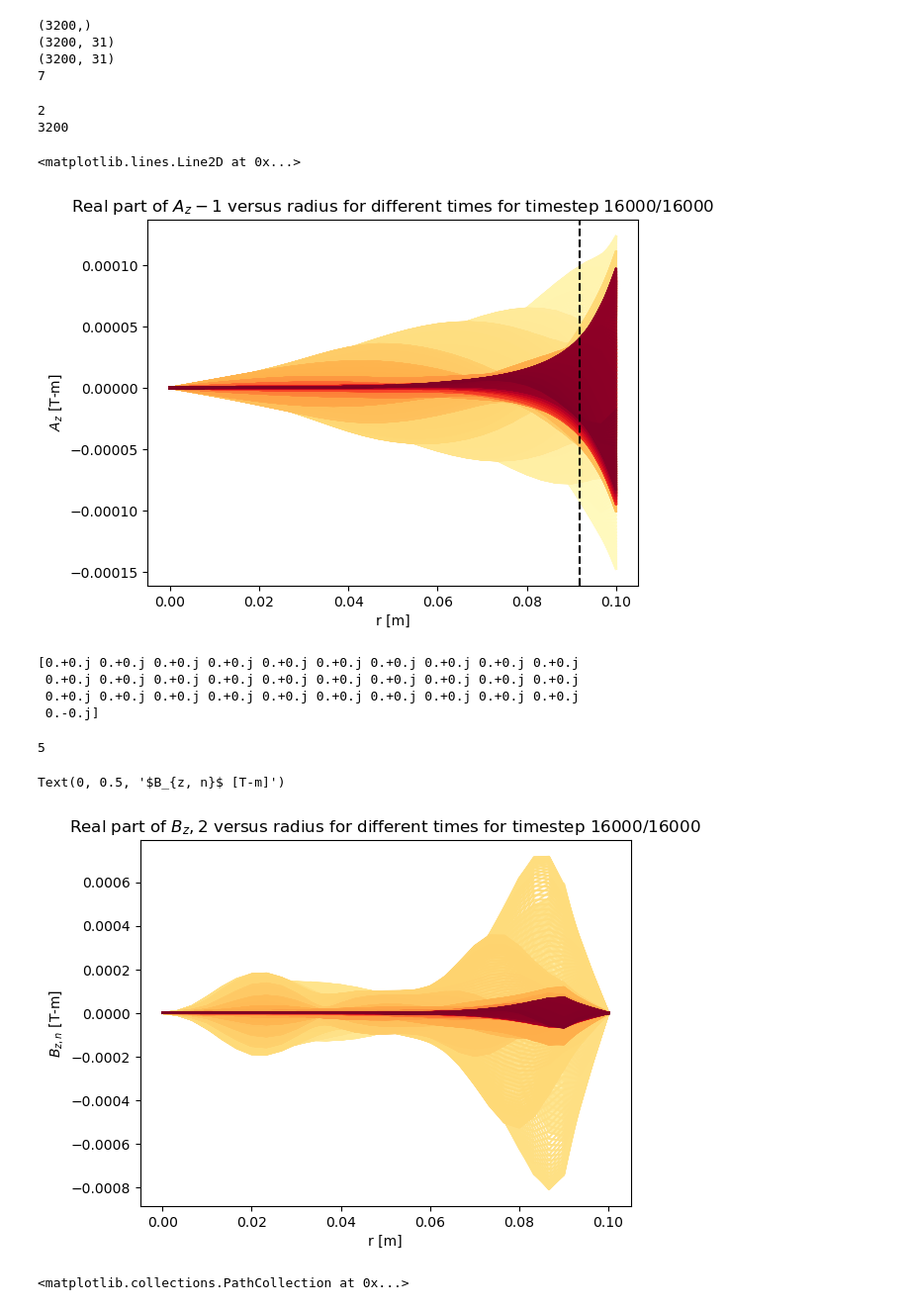
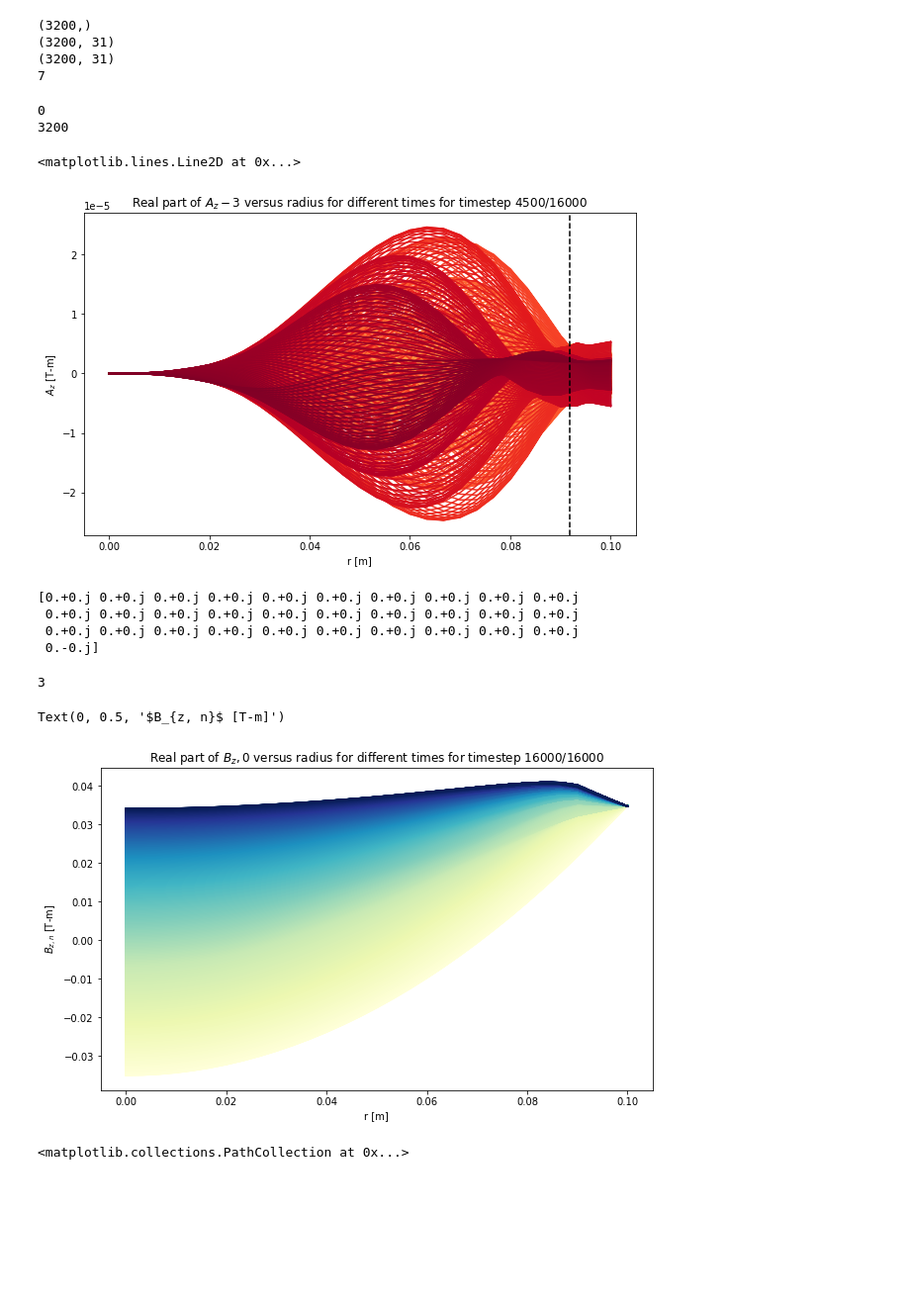
Before and after one commit to vandelij/FRC_RMF, a Jupyter notebook: predictor2_corrector_combine_RMF_code_case_Mlroy1999_fewer_time_steps - Copy.ipynb, the cells around one changed output. Shown at 99% size. Drawn from its saved outputs; the diff is of its cells as text; code cells hidden in the pictures; blank space fills up the shorter version.

```diff
--- a/predictor2_corrector_combine_RMF_code_case_Mlroy1999_fewer_time_steps - Copy.ipynb
+++ b/predictor2_corrector_combine_RMF_code_case_Mlroy1999_fewer_time_steps - Copy.ipynb
@@ -1019,16 +1019,17 @@ print(len(A_z_hold_out))
 # %%
 # test the area with saving times every so often
 from matplotlib import cm
+plt.figure(figsize=(10,6))
 #cmap = cm.get_cmap('inferno')
 #cmap = cm.get_cmap('Reds')
 cmap = cm.get_cmap('YlOrRd')
 #cmap = cm.get_cmap('autumn')
-m = -1
+m = -3
 im = np.where(m_array == m)[0][0]
 print(im)
 print(A_z_hold_out[im].shape[0])
 toplot='r'
-range_to_plot = 3200 #A_z_hold_out[im].shape[0]
+range_to_plot = 900 #A_z_hold_out[im].shape[0]
 if toplot == 'r':
     for i in range(range_to_plot):
         cmap_color = cmap(i/range_to_plot)
@@ -1045,13 +1046,12 @@ plt.xlabel('r [m]')
 plt.ylabel(r'$A_z$ [T-m]')
 
 d_skin = np.sqrt(2*eta/(mu0*w_RMF))
-
 plt.axvline(x=(R-d_skin), color='black', linestyle='--')
 # %% [output]
-2
+0
 3200
 <matplotlib.lines.Line2D at 0x...>
-[figure, old version]
+[figure, new version]
 # %%
 print(A_z_hold_out[1][58, :])
 # %% [output]
@@ -1060,21 +1060,23 @@ print(A_z_hold_out[1][58, :])
  0.+0.j 0.+0.j 0.+0.j 0.+0.j 0.+0.j 0.+0.j 0.+0.j 0.+0.j 0.+0.j 0.+0.j
  0.-0.j]
 # %%
-n = 2
+n = 0
+plt.figure(figsize=(10,6))
 i_n = np.where(n_array == n)[0][0]
 print(i_n)
+cmap = cm.get_cmap('YlGnBu')
 #range_to_plot = 530 #B_z_hold_out[i_n].shape[0] # 1145# B_z_hold_out[i_n].shape[0]
 for i in range(range_to_plot-7):#B_z_hold_out[i_n].shape[0]):
     cmap_color = cmap(i/range_to_plot)
     plt.plot(r_array, np.real(B_z_hold_out[i_n][i, :]), color=cmap_color)#, alpha = (i/255))
 plt.title(f'Real part of $B_z,{n}$ versus radius for different times for timestep {range_to_plot*timestep_save_interval}/{nt}')
 plt.xlabel('r [m]')
 plt.ylabel(r'$B_{z, n}$ [T-m]')
 #plt.ylim(-0.04, .04)
 # %% [output]
-5
+3
 Text(0, 0.5, '$B_{z, n}$ [T-m]')
-[figure, old version]
+[figure, new version]
 # %%
 # This area is to record the spectral response with one full predictor-corrector iteration.
 nmode_array = np.array([2, 3, 4, 5, 6, 7, 8])
```
Also changed, not shown: parts of 5 cells of this notebook.
